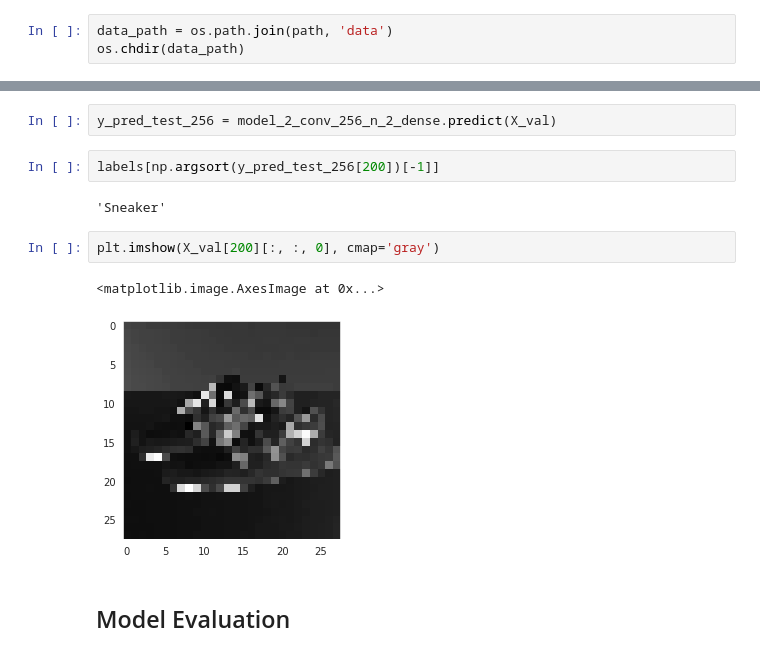
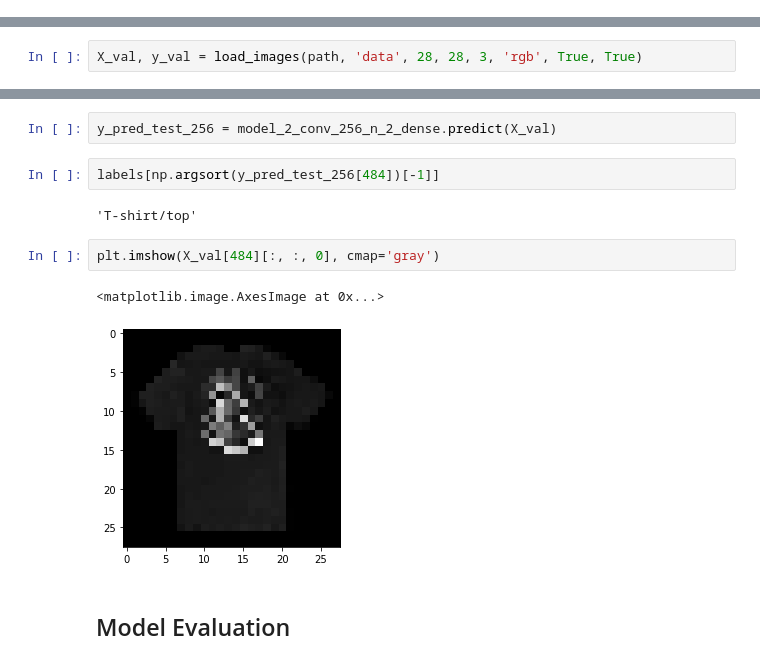
Before and after one commit to Aethernyx/Vans_Product_Classifier, a Jupyter notebook: Vans_Product_Classification_Model.ipynb, the cells around one changed output, grey strips where cells are left out. Saved outputs shown, nothing was run; the diff lists cells and outputs as text.

```diff
--- a/Vans_Product_Classification_Model.ipynb
+++ b/Vans_Product_Classification_Model.ipynb
@@ -328,6 +344,3 @@ X_train.shape
 (60000, 28, 28, 1)
 # %% [markdown]
 # Importing Images from Vans
-# %%
-data_path = os.path.join(path, 'data')
-os.chdir(data_path)
@@ -368,0 +390,2 @@ y_val = df['label'].reset_index(drop=True)
+# %%
+X_val, y_val = load_images(path, 'data', 28, 28, 3, 'rgb', True, True)
@@ -382,14 +414,14 @@ plt.imshow(X_val[102][:, :, 0], cmap='gray')
 # %%
 y_pred_test_256 = model_2_conv_256_n_2_dense.predict(X_val)
 # %%
-labels[np.argsort(y_pred_test_256[200])[-1]]
+labels[np.argsort(y_pred_test_256[484])[-1]]
 # %% [output]
-'Sneaker'
+'T-shirt/top'
 # %%
-plt.imshow(X_val[200][:, :, 0], cmap='gray')
+plt.imshow(X_val[484][:, :, 0], cmap='gray')
 # %% [output]
 <matplotlib.image.AxesImage at 0x...>
-[figure, old version]
+[figure, new version]
 # %% [markdown]
 ## Model Evaluation
 # %%
```
Also changed, not shown: parts of 63 cells of this notebook.
